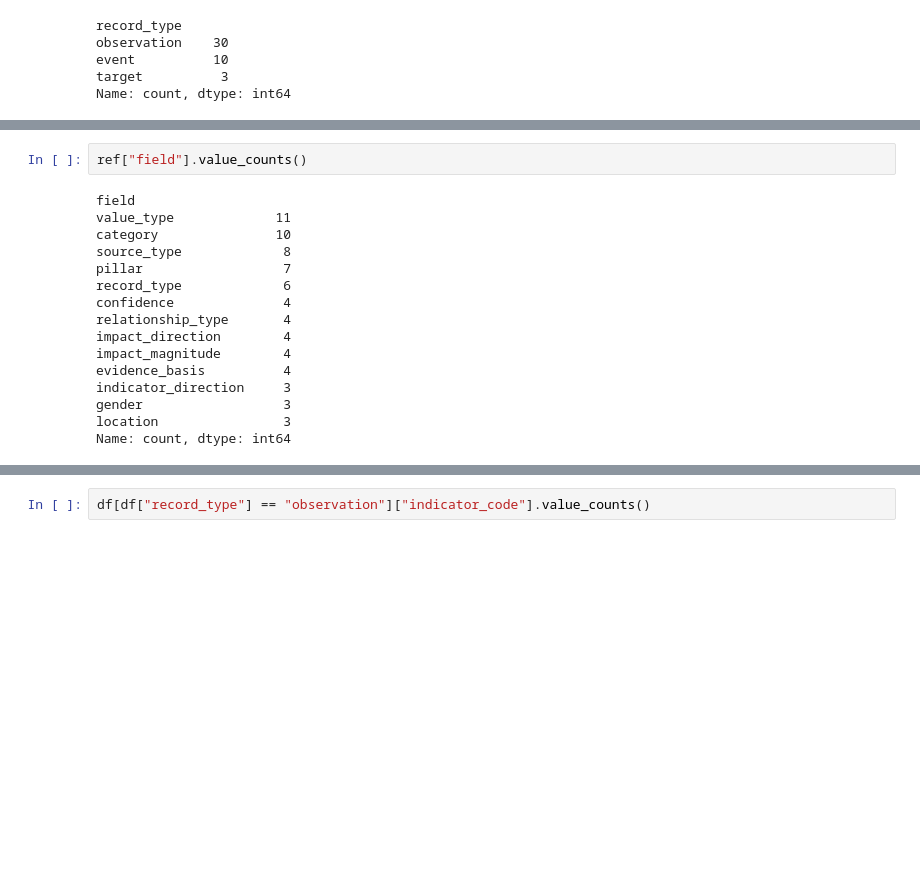
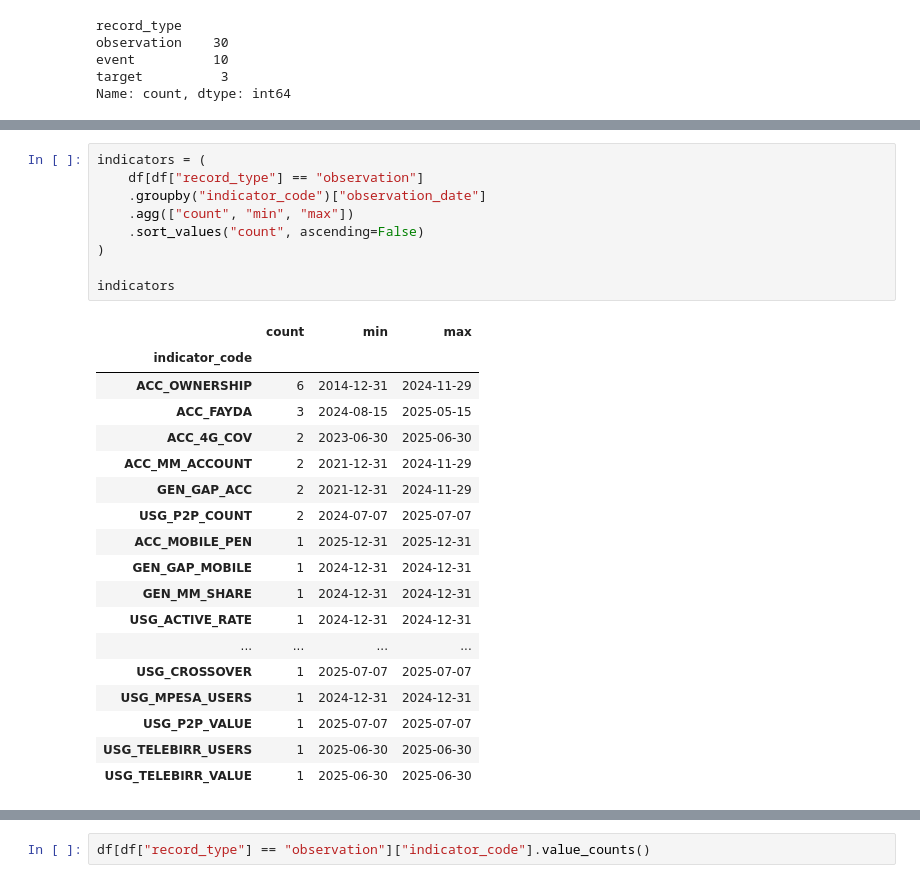
Before and after one commit to Feven777/Forecasting-Financial-Inclusion-in-Ethiopia, a Jupyter notebook: notebooks/01_data_loading_and_overview.ipynb, the cells around one changed output, grey strips where cells are left out. Drawn from its saved outputs; the diff is of its cells as text; blank space fills up the shorter version.

```diff
--- a/notebooks/01_data_loading_and_overview.ipynb
+++ b/notebooks/01_data_loading_and_overview.ipynb
@@ -85,18 +80,28 @@ ref.head()
 # %%
-ref["field"].value_counts()
+indicators = (
+    df[df["record_type"] == "observation"]
+    .groupby("indicator_code")["observation_date"]
+    .agg(["count", "min", "max"])
+    .sort_values("count", ascending=False)
+)
+
+indicators
 # %% [output]
-field
-value_type             11
-category               10
-source_type             8
-pillar                  7
-record_type             6
-confidence              4
-relationship_type       4
-impact_direction        4
-impact_magnitude        4
-evidence_basis          4
-indicator_direction     3
-gender                  3
-location                3
-Name: count, dtype: int64
+|  | count | min | max |
+| indicator_code |  |  |  |
+| ACC_OWNERSHIP | 6 | 2014-12-31 | 2024-11-29 |
+| ACC_FAYDA | 3 | 2024-08-15 | 2025-05-15 |
+| ACC_4G_COV | 2 | 2023-06-30 | 2025-06-30 |
+| ACC_MM_ACCOUNT | 2 | 2021-12-31 | 2024-11-29 |
+| GEN_GAP_ACC | 2 | 2021-12-31 | 2024-11-29 |
+| USG_P2P_COUNT | 2 | 2024-07-07 | 2025-07-07 |
+| ACC_MOBILE_PEN | 1 | 2025-12-31 | 2025-12-31 |
+| GEN_GAP_MOBILE | 1 | 2024-12-31 | 2024-12-31 |
+| GEN_MM_SHARE | 1 | 2024-12-31 | 2024-12-31 |
+| USG_ACTIVE_RATE | 1 | 2024-12-31 | 2024-12-31 |
+| ... | ... | ... | ... |
+| USG_CROSSOVER | 1 | 2025-07-07 | 2025-07-07 |
+| USG_MPESA_USERS | 1 | 2024-12-31 | 2024-12-31 |
+| USG_P2P_VALUE | 1 | 2025-07-07 | 2025-07-07 |
+| USG_TELEBIRR_USERS | 1 | 2025-06-30 | 2025-06-30 |
+| USG_TELEBIRR_VALUE | 1 | 2025-06-30 | 2025-06-30 |
```
Also changed, not shown: parts of 14 cells of this notebook, 1 other file.
